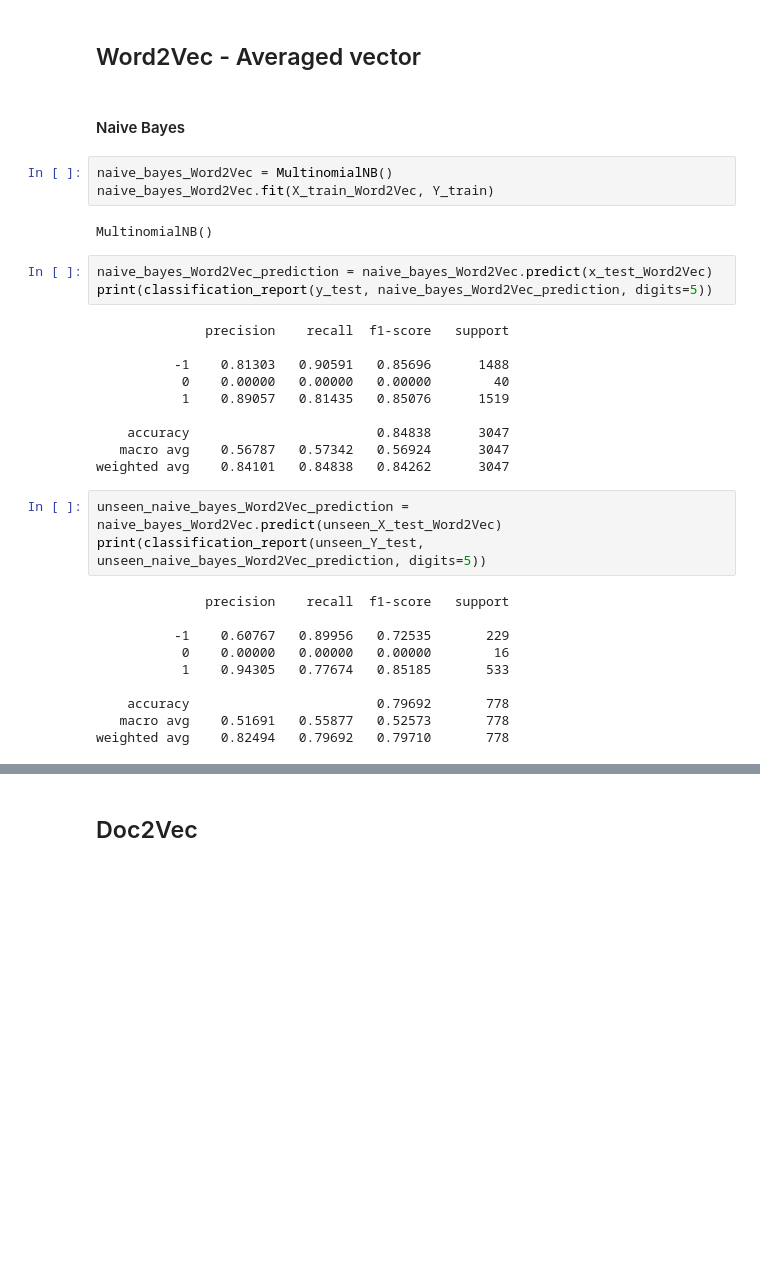
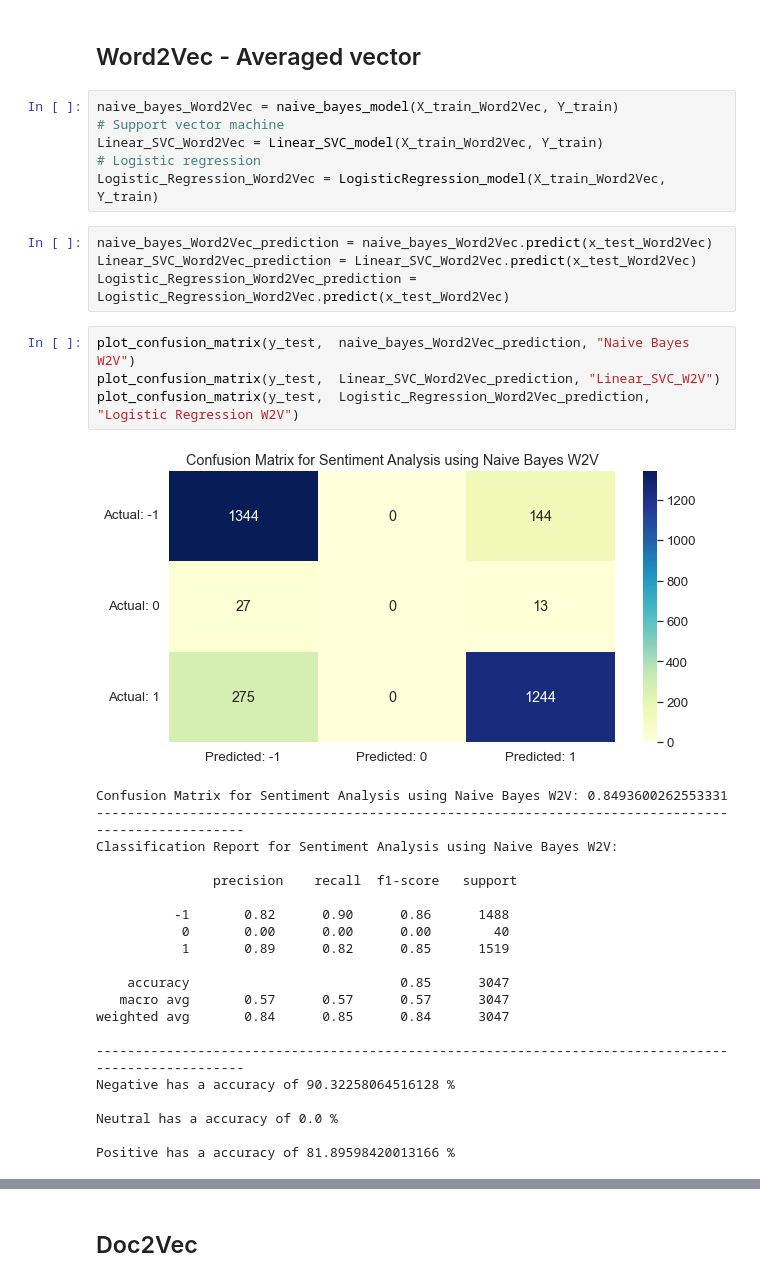
Before and after one commit to GxTeo/CZ-CE4045_NLP_Group_12, a Jupyter notebook: classification_GX.ipynb, the cells around one changed output, grey strips where cells are left out. Cells and saved outputs as stored; diff of their text form; blank space fills up the shorter version.

```diff
--- a/classification_GX.ipynb
+++ b/classification_GX.ipynb
@@ -558,35 +683,38 @@ Unseen_Logistic Regression Accuracy for Bag of words TF-IDF: 0.8766066838046273
 # %% [markdown]
 ## Word2Vec - Averaged vector
-# %% [markdown]
-#### Naive Bayes
-# %%
-naive_bayes_Word2Vec = MultinomialNB()
-naive_bayes_Word2Vec.fit(X_train_Word2Vec, Y_train)
-# %% [output]
-MultinomialNB()
-# %%
-naive_bayes_Word2Vec_prediction = naive_bayes_Word2Vec.predict(x_test_Word2Vec)
-print(classification_report(y_test, naive_bayes_Word2Vec_prediction, digits=5))
-# %% [output]
-              precision    recall  f1-score   support
-
-          -1    0.81303   0.90591   0.85696      1488
-           0    0.00000   0.00000   0.00000        40
-           1    0.89057   0.81435   0.85076      1519
-
-    accuracy                        0.84838      3047
-   macro avg    0.56787   0.57342   0.56924      3047
-weighted avg    0.84101   0.84838   0.84262      3047
-# %%
-unseen_naive_bayes_Word2Vec_prediction = naive_bayes_Word2Vec.predict(unseen_X_test_Word2Vec)
-print(classification_report(unseen_Y_test, unseen_naive_bayes_Word2Vec_prediction, digits=5))
-# %% [output]
-              precision    recall  f1-score   support
-
-          -1    0.60767   0.89956   0.72535       229
-           0    0.00000   0.00000   0.00000        16
-           1    0.94305   0.77674   0.85185       533
-
-    accuracy                        0.79692       778
-   macro avg    0.51691   0.55877   0.52573       778
-weighted avg    0.82494   0.79692   0.79710       778
+# %%
+naive_bayes_Word2Vec = naive_bayes_model(X_train_Word2Vec, Y_train)
+# Support vector machine
+Linear_SVC_Word2Vec = Linear_SVC_model(X_train_Word2Vec, Y_train)
+# Logistic regression
+Logistic_Regression_Word2Vec = LogisticRegression_model(X_train_Word2Vec, Y_train)
+# %%
+naive_bayes_Word2Vec_prediction = naive_bayes_Word2Vec.predict(x_test_Word2Vec)
+Linear_SVC_Word2Vec_prediction = Linear_SVC_Word2Vec.predict(x_test_Word2Vec)
+Logistic_Regression_Word2Vec_prediction = Logistic_Regression_Word2Vec.predict(x_test_Word2Vec)
+# %%
+plot_confusion_matrix(y_test,  naive_bayes_Word2Vec_prediction, "Naive Bayes W2V")
+plot_confusion_matrix(y_test,  Linear_SVC_Word2Vec_prediction, "Linear_SVC_W2V")
+plot_confusion_matrix(y_test,  Logistic_Regression_Word2Vec_prediction, "Logistic Regression W2V")
+# %% [output]
+[figure, added]
+Confusion Matrix for Sentiment Analysis using Naive Bayes W2V: 0.8493600262553331
+----------------------------------------------------------------------------------------------------
+Classification Report for Sentiment Analysis using Naive Bayes W2V:
+
+               precision    recall  f1-score   support
+
+          -1       0.82      0.90      0.86      1488
+           0       0.00      0.00      0.00        40
+           1       0.89      0.82      0.85      1519
+
+    accuracy                           0.85      3047
+   macro avg       0.57      0.57      0.57      3047
+weighted avg       0.84      0.85      0.84      3047
+
+----------------------------------------------------------------------------------------------------
+Negative has a accuracy of 90.32258064516128 %
+
+Neutral has a accuracy of 0.0 %
+
+Positive has a accuracy of 81.89598420013166 %
```
Also changed, not shown: parts of 119 cells of this notebook.
